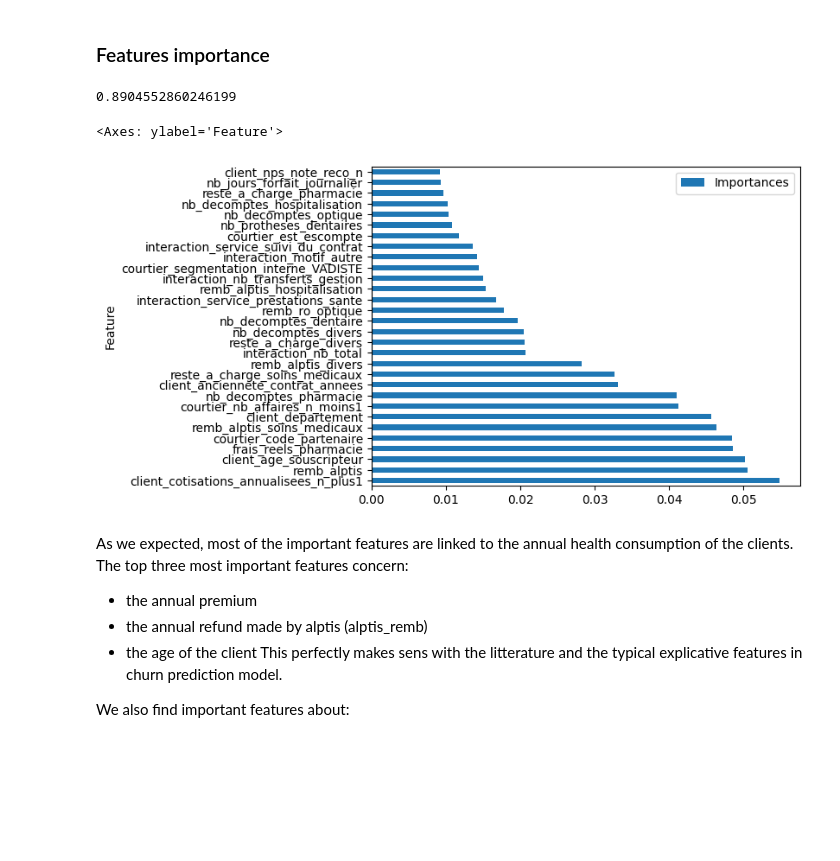
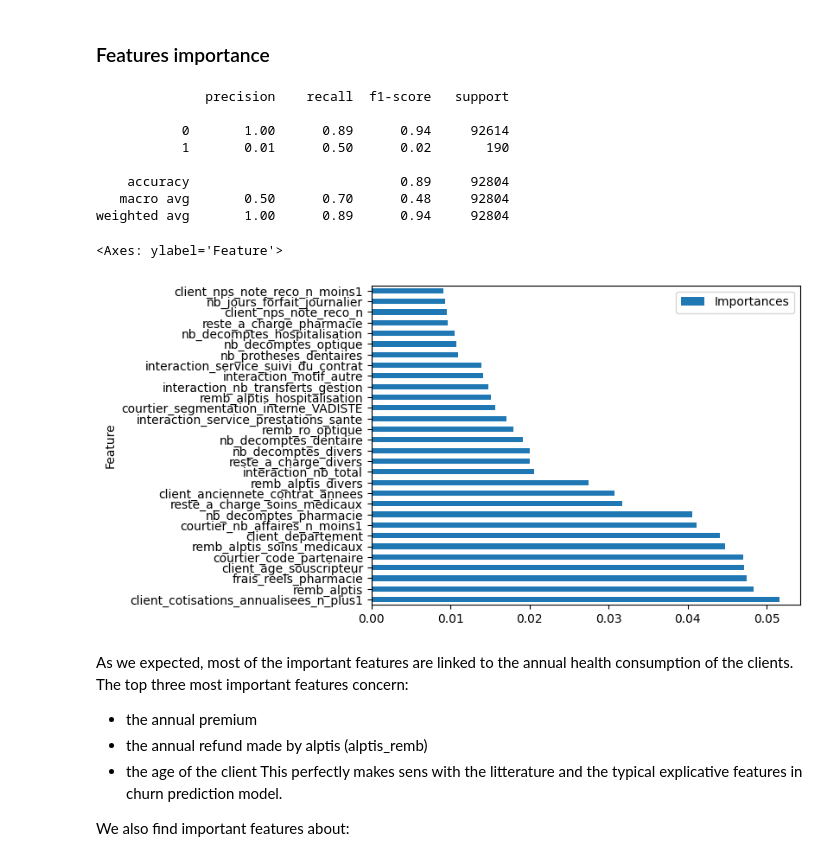
Before and after one commit to kellybourbon2/Alptis-churn-prediction, a Jupyter notebook: Feature_selection.ipynb, the cells around one changed output. Drawn from its saved outputs; the diff is of its cells as text; code cells hidden in the pictures; blank space fills up the shorter version.

```diff
--- a/Feature_selection.ipynb
+++ b/Feature_selection.ipynb
@@ -23,7 +28,7 @@ df_interactions=pd.read_csv("s3://projet-bdc-data/alptis/training/apprentissage_
 df_impayes= pd.read_csv("s3://projet-bdc-data/alptis/training/apprentissage_impayes_2023_11.csv", sep=";")
 df_consommations= pd.read_csv("s3://projet-bdc-data/alptis/training/apprentissage_consommations_2023_11.csv", sep=";")
 
-df_merged=create_clean_aggregated_dataset(df_consommations=df_consommations, df_impayes=df_impayes, df_reclamations=df_reclamations, df_portefeuille=df_portefeuille, df_interactions=df_interactions)
+#df_merged=create_clean_aggregated_dataset(df_consommations=df_consommations, df_impayes=df_impayes, df_reclamations=df_reclamations, df_portefeuille=df_portefeuille, df_interactions=df_interactions)
 # %% [markdown]
 ### Features selection
 # %%
@@ -101,23 +106,35 @@ Columns to drop : 38
 columns_to_keep = list(set(df_merged.columns)- set(smart_corr.features_to_drop_ + ["target_resiliation_6mois"]))
 
 #Let's train a RandomForest on the reduced dataset
-X_train= df_merged[columns_to_keep].select_dtypes(exclude="object")
+X = df_merged[columns_to_keep].select_dtypes(exclude="object")
+y = df_merged["target_resiliation_6mois"]
+X_train, X_test, y_train, y_test = train_test_split(X,y, random_state=42, train_size=0.3)
 rf=RandomForestClassifier(n_estimators=100, oob_score=True)
 rf.fit(X_train, y_train)
-rf.oob_score_
+y_pred= rf.predict(X_test)
+
+#Score on test data
+print(classification_report(y_pred, y_test))
 # %% [output]
-0.8904552860246199
+              precision    recall  f1-score   support
+
+           0       1.00      0.89      0.94     92614
+           1       0.01      0.50      0.02       190
+
+    accuracy                           0.89     92804
+   macro avg       0.50      0.70      0.48     92804
+weighted avg       1.00      0.89      0.94     92804
 # %%
 #Let's visualise the feature importance based on this RandomForest
 importances= rf.feature_importances_
-features_name = X_train.columns
+features_name = X.columns
 feature_importance_df= pd.DataFrame({"Feature":features_name, "Importances": importances}).sort_values(by="Importances", ascending=False)
 
 #Visualiation top 30 features
 feature_importance_df[:30].plot(kind="barh", x= "Feature", y="Importances")
 # %% [output]
 <Axes: ylabel='Feature'>
-[figure, old version]
+[figure, new version]
 # %% [markdown]
 As we expected, most of the important features are linked to the annual health consumption of the clients.
 The top three most important features concern:
```
Also changed, not shown: parts of 7 cells of this notebook.
